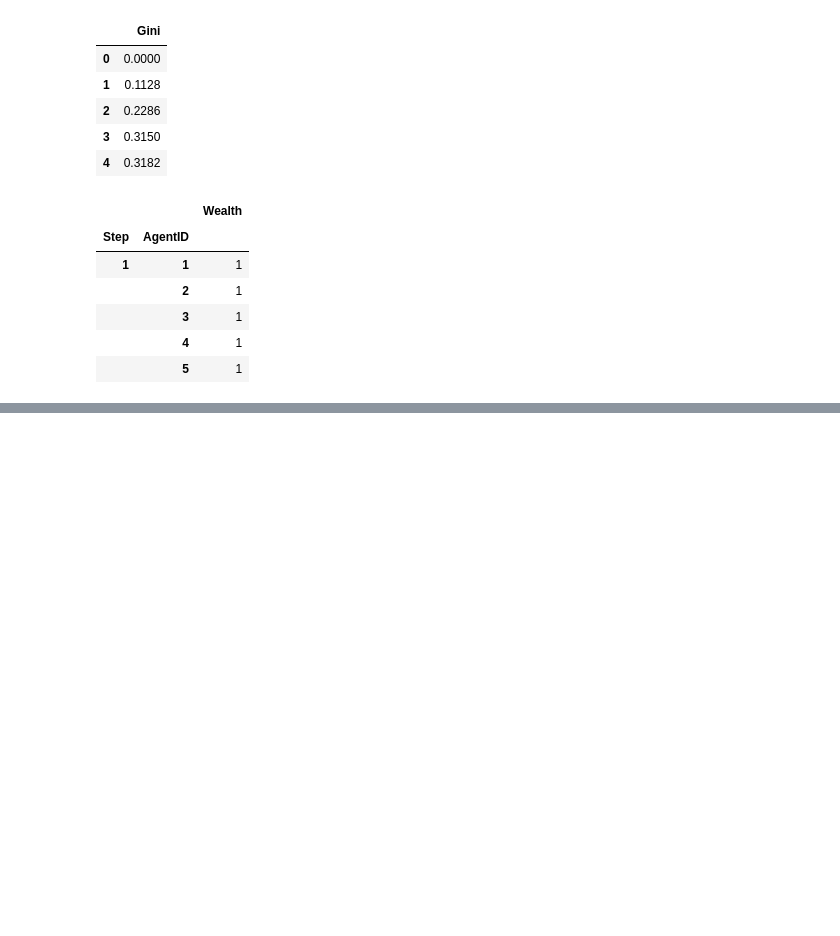
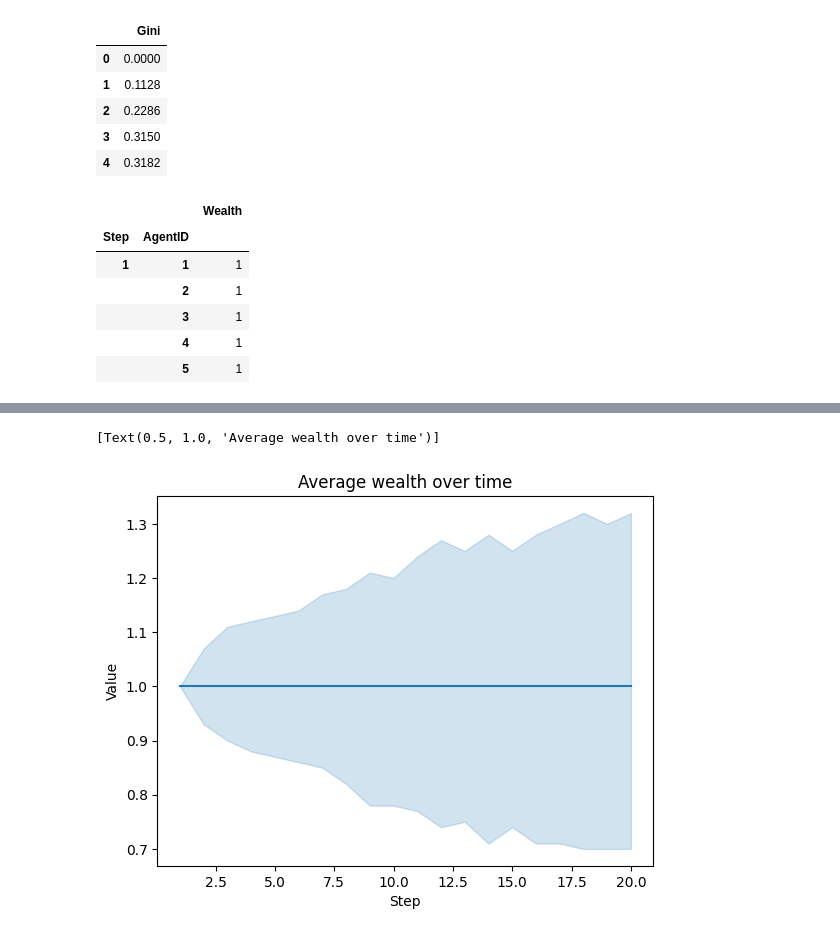
Before and after one commit to JuanRobledo12/housing_sd_model, a Jupyter notebook: src/tutorials/mesa_abm_tutorial.ipynb, the cells around one changed output, grey strips where cells are left out. Drawn from its saved outputs; the diff is of its cells as text; code cells hidden in the pictures; blank space fills up the shorter version.

```diff
--- a/src/tutorials/mesa_abm_tutorial.ipynb
+++ b/src/tutorials/mesa_abm_tutorial.ipynb
@@ -96,0 +133,12 @@ agent_wealth.head()
+# %%
+# Transform the data to a long format
+agent_wealth_long = agent_wealth.T.unstack().reset_index()
+agent_wealth_long.columns = ["Step", "AgentID", "Variable", "Value"]
+agent_wealth_long.head(3)
+
+# Plot the average wealth over time
+g = sns.lineplot(data=agent_wealth_long, x="Step", y="Value", errorbar=("ci", 95))
+g.set(title="Average wealth over time")
+# %% [output]
+[Text(0.5, 1.0, 'Average wealth over time')]
+[figure, added]
```
Also changed, not shown: parts of 5 cells of this notebook.
